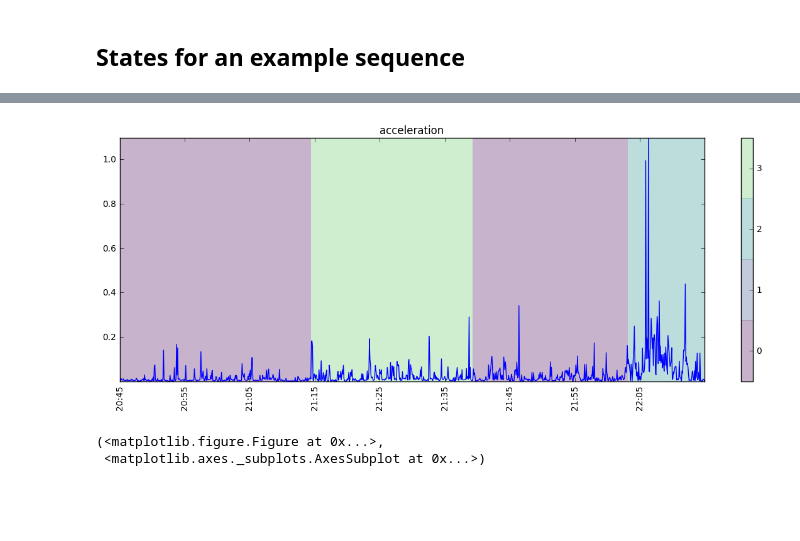
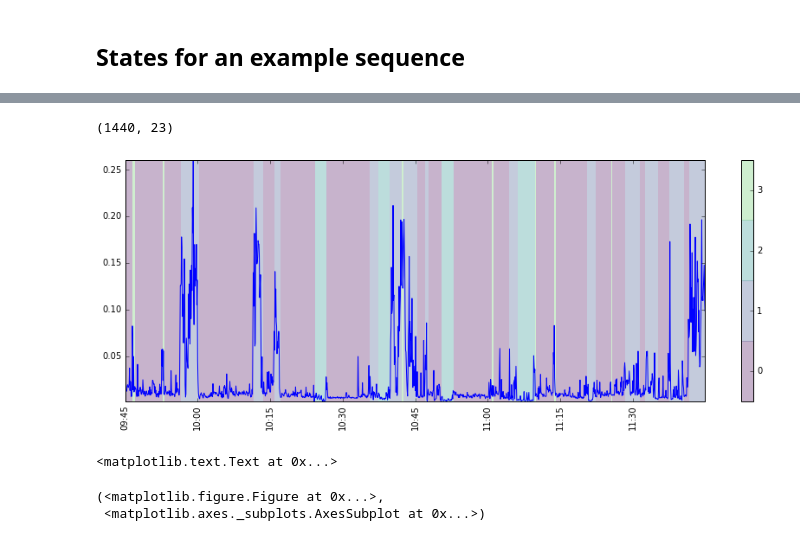
Before and after one commit to wadpac/millenniumcohort-acc, a Jupyter notebook: python/notebooks/2_AnalyseResults.ipynb, the cells around one changed output, grey strips where cells are left out. Drawn from its saved outputs; the diff is of its cells as text; code cells hidden in the pictures; blank space fills up the shorter version.

```diff
--- a/python/notebooks/2_AnalyseResults.ipynb
+++ b/python/notebooks/2_AnalyseResults.ipynb
@@ -37,0 +66,2 @@ all_data = pd.concat(datasets)
+# %%
+states = pd.read_sql('Select distinct state from data_with_states', conn)
@@ -39,7 +73,7 @@ all_data = pd.concat(datasets)
 #Define consistent colormap
 from matplotlib.colors import LinearSegmentedColormap
 # One more than the number of states, so we have a color for 'All'
-nr_states = all_data.state.nunique()
+nr_states = len(states)
 colormap, cmap = hsmm.get_color_map(nr_states+1)
 cmap_states = LinearSegmentedColormap.from_list('name',
                                              [colormap[i] for i in range(nr_states)],
@@ -386,0 +456,6 @@ hidden_states = data['state']
+# %%
+example_index = 674
+# %%
+fn = filenames[example_index]
+data = pd.read_csv(os.path.join(config.states_path,fn), encoding='utf-8', index_col='timestamp', parse_dates=True)
+data.head()
@@ -393,11 +478,13 @@ hsmm.plot_states_and_var(data, hidden_states, columns=['acceleration',], by='act
 # %%
-start =int(10.5*12*60)
-end = 12*12*60
+start =int(6*12*60)
+end = 8*12*60
+print(data[start:end].shape)
 fig, ax = hsmm.plot_states_and_var(data[start:end], hidden_states[start:end], cmap=cmap_states, columns=['acceleration'], by=None)
 ax.set_title('acceleration')
-plt.show()
 # %% [output]
+(1440, 23)
-[figure, old version]
+[figure, new version]
+<matplotlib.text.Text at 0x...>
 # %%
 start =int(8*12*60)
 end = 9*12*60
```
Also changed, not shown: parts of 67 cells of this notebook.
